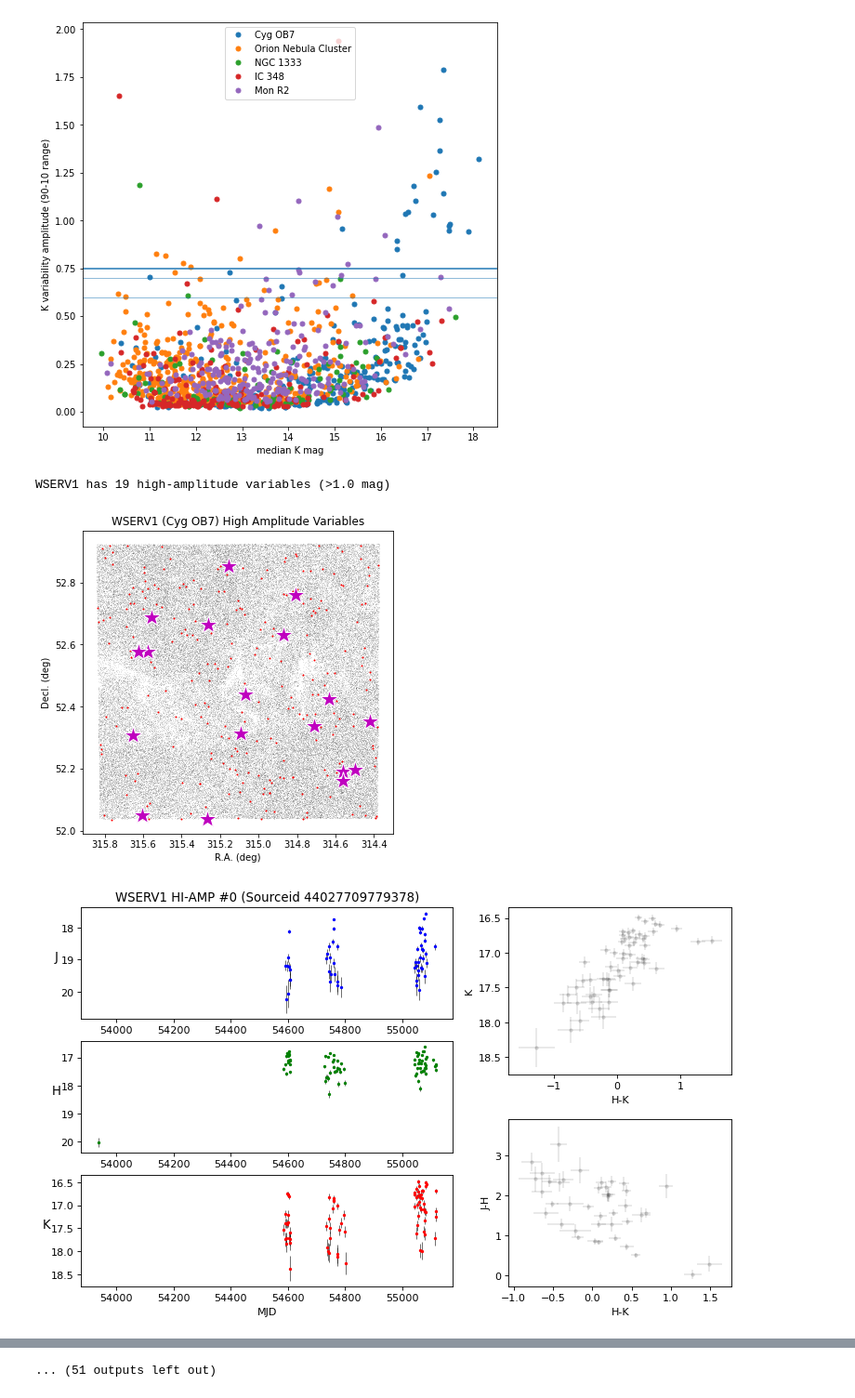
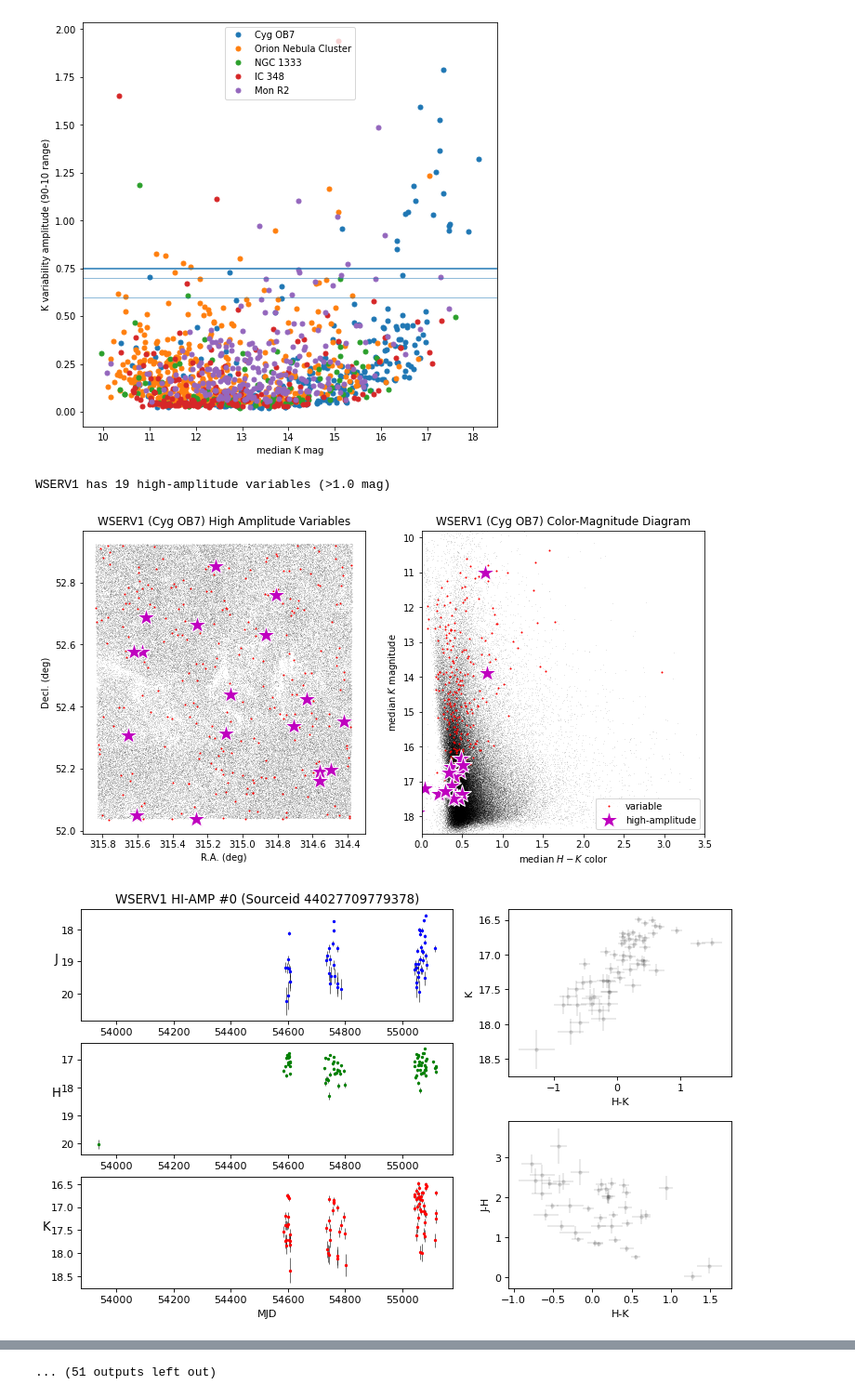
Before and after one commit to tomr-stargazer/public_notebooks, a Jupyter notebook: Exploring High-Amplitude Variables.ipynb, the cells around one changed output, grey strips where cells are left out. Shown at 93% size. Drawn from its saved outputs; the diff is of its cells as text; code cells hidden in the pictures.

```diff
--- a/Exploring High-Amplitude Variables.ipynb
+++ b/Exploring High-Amplitude Variables.ipynb
@@ -101,36 +103,53 @@ for wserv, n_min, n_max, S in list(zip(wserv_ids, n_min_list, n_max_list, min_St
     hrange = ds['range_9010']['HAPERMAG3']
     jrange = ds['range_9010']['JAPERMAG3']
 
+    h = ds['median']['HAPERMAG3']
+    k = ds['median']['KAPERMAG3']
+    hmk = h-k
+
     # high-amps
     ha = v1 & ((jrange > hi_amp) | (hrange > hi_amp) | (krange > hi_amp))
 
     sourceids = ds[v1 & ha].index
 
     print("\n"*5)
     print(f"WSERV{wserv} has {np.sum(ha)} high-amplitude variables (>{hi_amp} mag)")
 
-    map_fig, map_ax = plt.subplots(figsize=(6,6))
+    fig, (map_ax, cmd_ax) = plt.subplots(ncols=2, figsize=(12,6))
     map_ax.plot(np.degrees(ds[q0]['mean']['RA']), np.degrees(ds[q0]['mean']['DEC']), 'k,', alpha=0.1)
     map_ax.plot(np.degrees(ds[v1]['mean']['RA']), np.degrees(ds[v1]['mean']['DEC']), 'r.', ms=2)
     map_ax.plot(np.degrees(ds[ha]['mean']['RA']), np.degrees(ds[ha]['mean']['DEC']), 'm*', markeredgecolor='w', ms=20)
 
     map_ax.invert_xaxis()
     map_ax.set_title(f"WSERV{wserv} ({SFR_dict[wserv]}) High Amplitude Variables")
     map_ax.set_xlabel("R.A. (deg)")
     map_ax.set_ylabel("Decl. (deg)")
+
+    cmd_ax.plot(hmk[q0], k[q0], 'k,', alpha=0.1)
+    cmd_ax.set_xlim(0, 3.5)
+    cmd_ax.set_ylim(18.5, 9.8)
+
+    cmd_ax.plot(hmk[v1], k[v1], 'r.', label='variable', ms=2)
+    cmd_ax.plot(hmk[ha], k[ha], 'm*', label='high-amplitude',markeredgecolor='w', ms=20)
+
+    cmd_ax.set_xlabel("median $H-K$ color")
+    cmd_ax.set_ylabel("median $K$ magnitude")
+    cmd_ax.set_title(f"WSERV{wserv} ({SFR_dict[wserv]}) Color-Magnitude Diagram")
+
+    cmd_ax.legend(loc='lower right')
 
     for i, sid in enumerate(sourceids):
 
         fig_lc = simple_lc(dat, sid)
         fig_lc.ax_j.set_title(f"WSERV{wserv} HI-AMP #{i} (Sourceid {sid})")
 
         fig_lc.savefig(f"HA_lcs_v1/WSERV{wserv}_HA{i}_sid{sid}.png")
 
 
     plt.show()
 # %% [output]
 WSERV1 has 19 high-amplitude variables (>1.0 mag)
-[figure, old version]
+[figure, new version]
 [figure]
 [figure]
 [figure]
```
Also changed, not shown: parts of 2 cells of this notebook.
